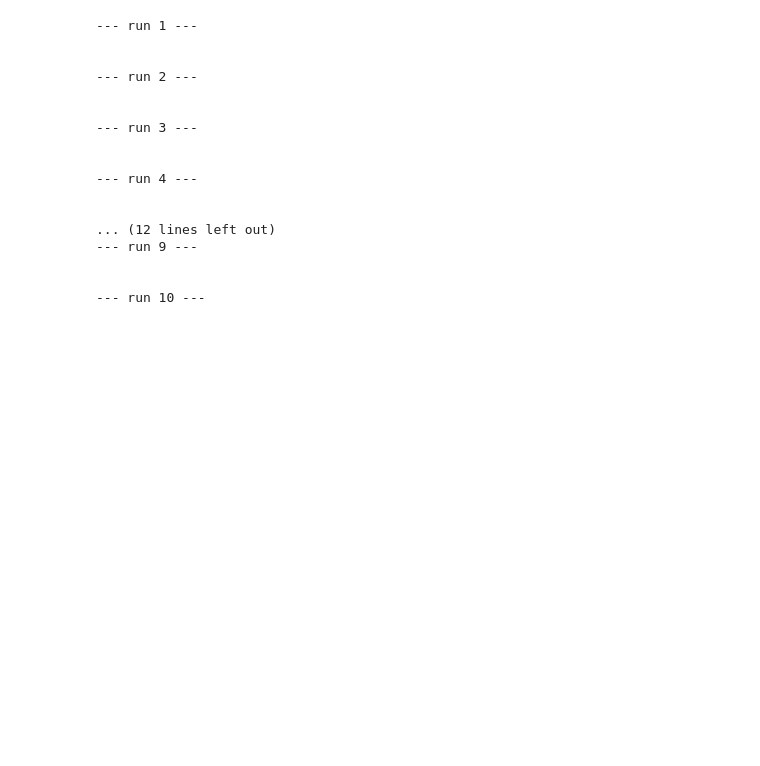
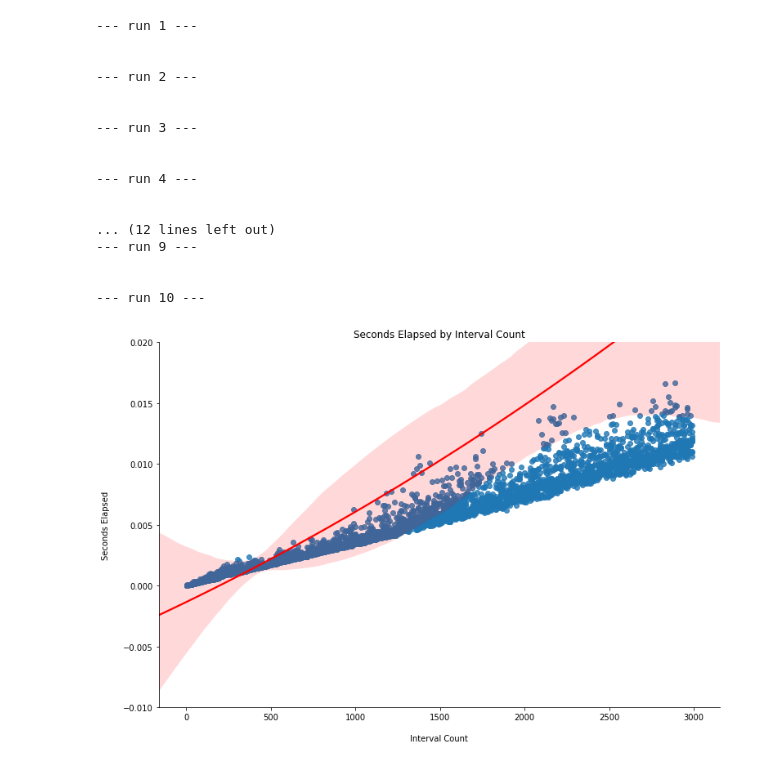
Before and after one commit to vc1492a/mieda, a Jupyter notebook: notebooks/Speed Profiling.ipynb, the cells around one changed output. Saved outputs shown, nothing was run; the diff lists cells and outputs as text; code cells hidden in the pictures; blank space fills up the shorter version.

```diff
--- a/notebooks/Speed Profiling.ipynb
+++ b/notebooks/Speed Profiling.ipynb
@@ -248,6 +187,10 @@ iterative_opt_counts, iterative_opt_time = measureBulkTime(itop_merge.union, 10)
 
 
 --- run 10 ---
+# %%
+plotSingleSpeed(iterative_opt_counts, iterative_opt_time, y_range=(-0.01,0.02))
+# %% [output]
+[figure, added]
 # %%
 algorithms = [
     {
```
Also changed, not shown: parts of 14 cells of this notebook, 2 other files.
